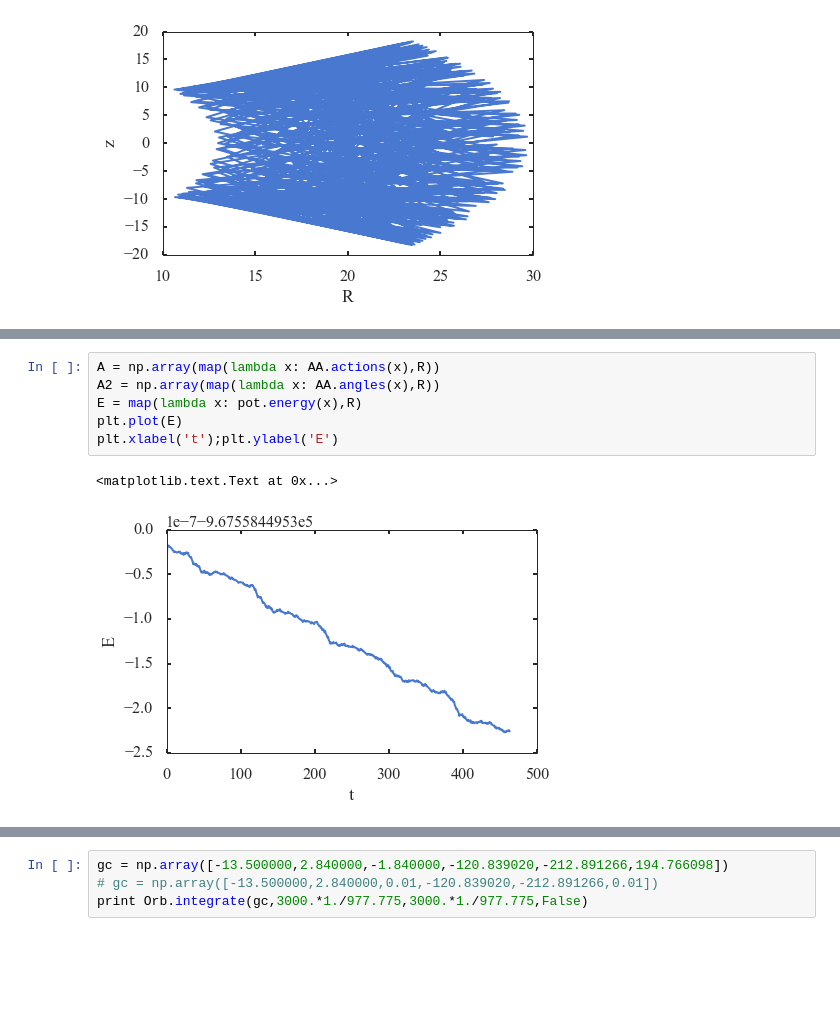
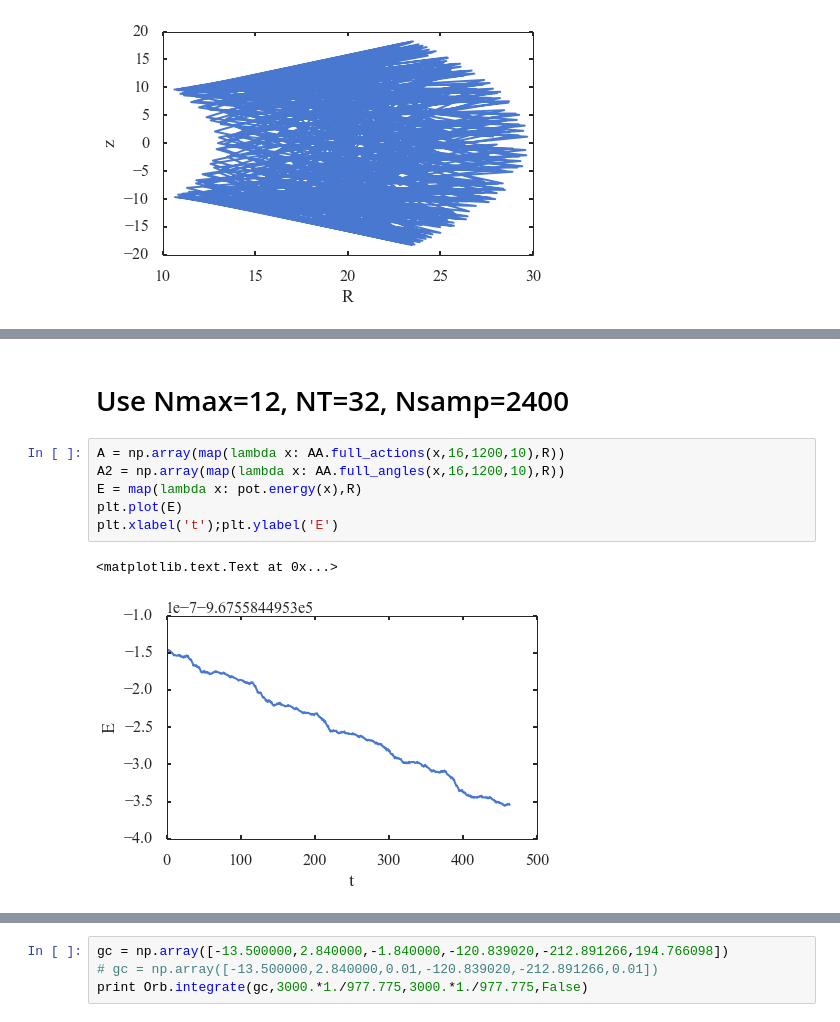
Before and after one commit to jobovy/streamgap-aa, a Jupyter notebook: py/ActionCheck.ipynb, the cells around one changed output, grey strips where cells are left out. Drawn from its saved outputs; the diff is of its cells as text; blank space fills up the shorter version.

```diff
--- a/py/ActionCheck.ipynb
+++ b/py/ActionCheck.ipynb
@@ -51,12 +87,14 @@ plt.xlabel('R');plt.ylabel('z')
+# %% [markdown]
+# Use Nmax=12, NT=32, Nsamp=2400
 # %%
-A = np.array(map(lambda x: AA.actions(x),R))
-A2 = np.array(map(lambda x: AA.angles(x),R))
+A = np.array(map(lambda x: AA.full_actions(x,16,1200,10),R))
+A2 = np.array(map(lambda x: AA.full_angles(x,16,1200,10),R))
 E = map(lambda x: pot.energy(x),R)
 plt.plot(E)
 plt.xlabel('t');plt.ylabel('E')
 # %% [output]
 <matplotlib.text.Text at 0x...>
-[figure, old version]
+[figure, new version]
 # %%
 labels = [r'$R$',r'$\phi$',r'$z$']
 f,a = plt.subplots(2,2,figsize=(9,7))
```
Also changed, not shown: parts of 12 cells of this notebook, 1 other file.
